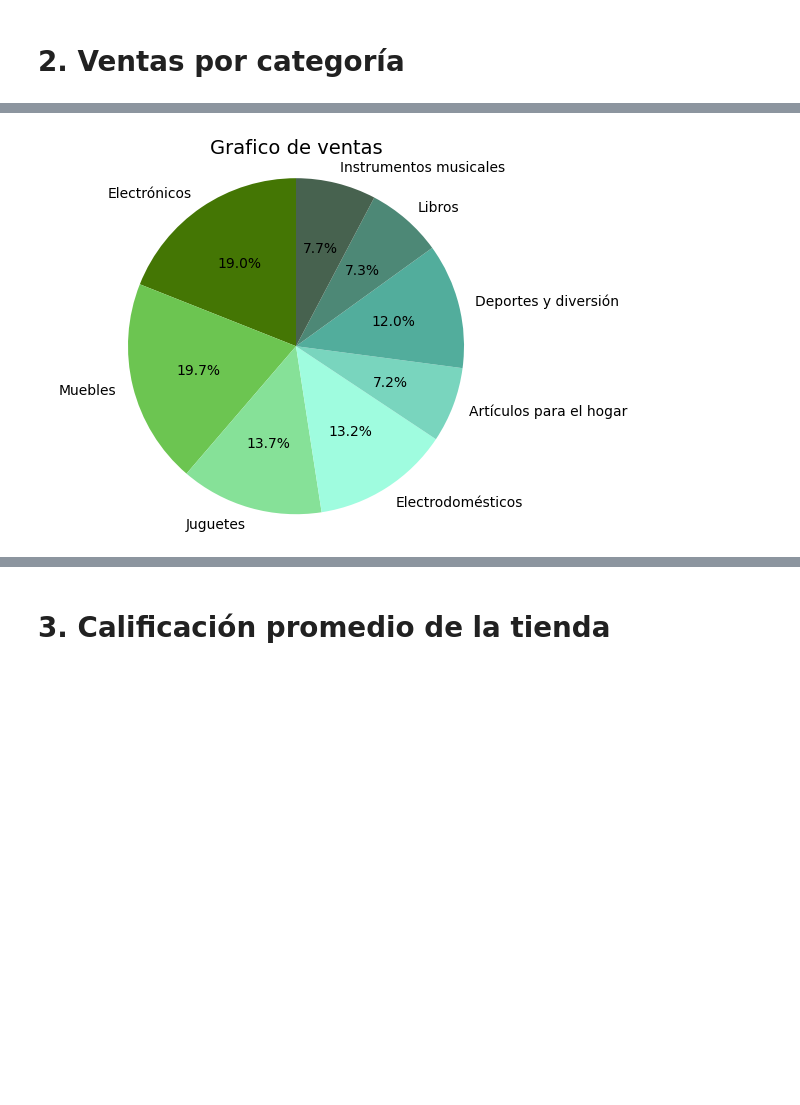
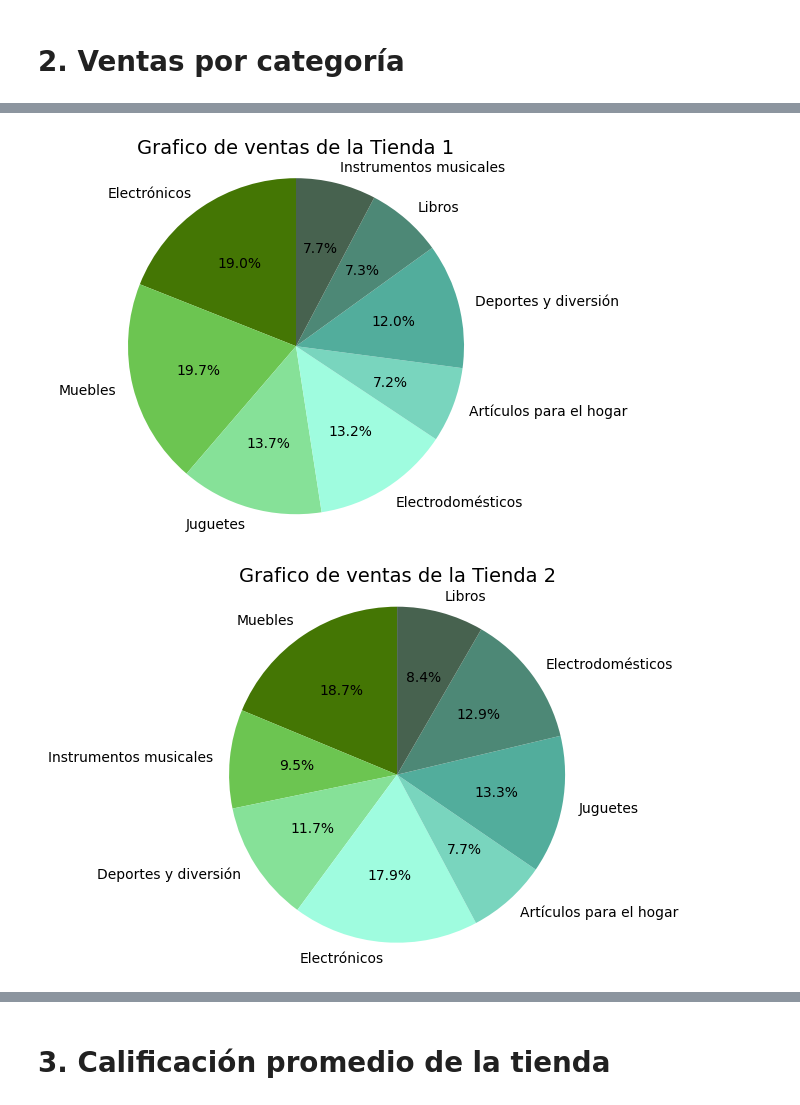
Before and after one commit to Alvaro-GF/AluraStoreProyect, a Jupyter notebook: AluraStoreProyect.ipynb, the cells around one changed output, grey strips where cells are left out. Cells and saved outputs as stored; diff of their text form; code cells hidden in the pictures; blank space fills up the shorter version.

Commit message:
Ampliacion en cantidad graficos y generalizacion de listas

```diff
--- a/AluraStoreProyect.ipynb
+++ b/AluraStoreProyect.ipynb
@@ -80,18 +90,27 @@ Ventas de Libros = 173.0
 Ventas de Instrumentos musicales = 182.0
 # %%
-def graficoDeVentas(dicVentas):
-    nombreProductos =[]
-    ventasProductos =[]
-    for producto in dicVentas:
-        nombreProductos.append(producto)
-        ventasProductos.append(dicVentas[producto])
-    colores = ["#447604", "#6CC551", "#86E198", "#9FFCDF", "#79D5BE", "#52AD9C", "#4D8876", "#47624F"]
+def graficoDeVentas(lista):
+    nombreTiendas = ["Tienda " + str(n+1) for n in range(len(lista))]
+    dicDeTiendas = {}
+    for dicTienda in lista:
+        dicDeTiendas[nombreTiendas[0]] =  contador(dicTienda, False)
+        nombreTiendas.append(nombreTiendas.pop(0))
 
-    plt.pie(ventasProductos, labels = nombreProductos, colors= colores, autopct="%1.1f%%", startangle= 90)
-    plt.axis('equal')
-    plt.title("Grafico de ventas", fontsize = 14)
-    plt.show()
+    for Tienda in nombreTiendas:
+        dicVentas = dicDeTiendas[Tienda]
+        nombreProductos =[]
+        ventasProductos =[]
+        for producto in dicVentas:
+            nombreProductos.append(producto)
+            ventasProductos.append(dicVentas[producto])
+        colores = ["#447604", "#6CC551", "#86E198", "#9FFCDF", "#79D5BE", "#52AD9C", "#4D8876", "#47624F"]
 
-graficoDeVentas(contador(tienda, False))
+        plt.pie(ventasProductos, labels = nombreProductos, colors= colores, autopct="%1.1f%%", startangle= 90)
+        plt.axis('equal')
+        plt.title("Grafico de ventas de la "+ Tienda, fontsize = 14)
+        plt.show()
+
+graficoDeVentas(listaTiendas)
 # %% [output]
-[figure, old version]
+[figure, new version]
+[figure, added]
```
Also changed, not shown: parts of 6 cells of this notebook.
